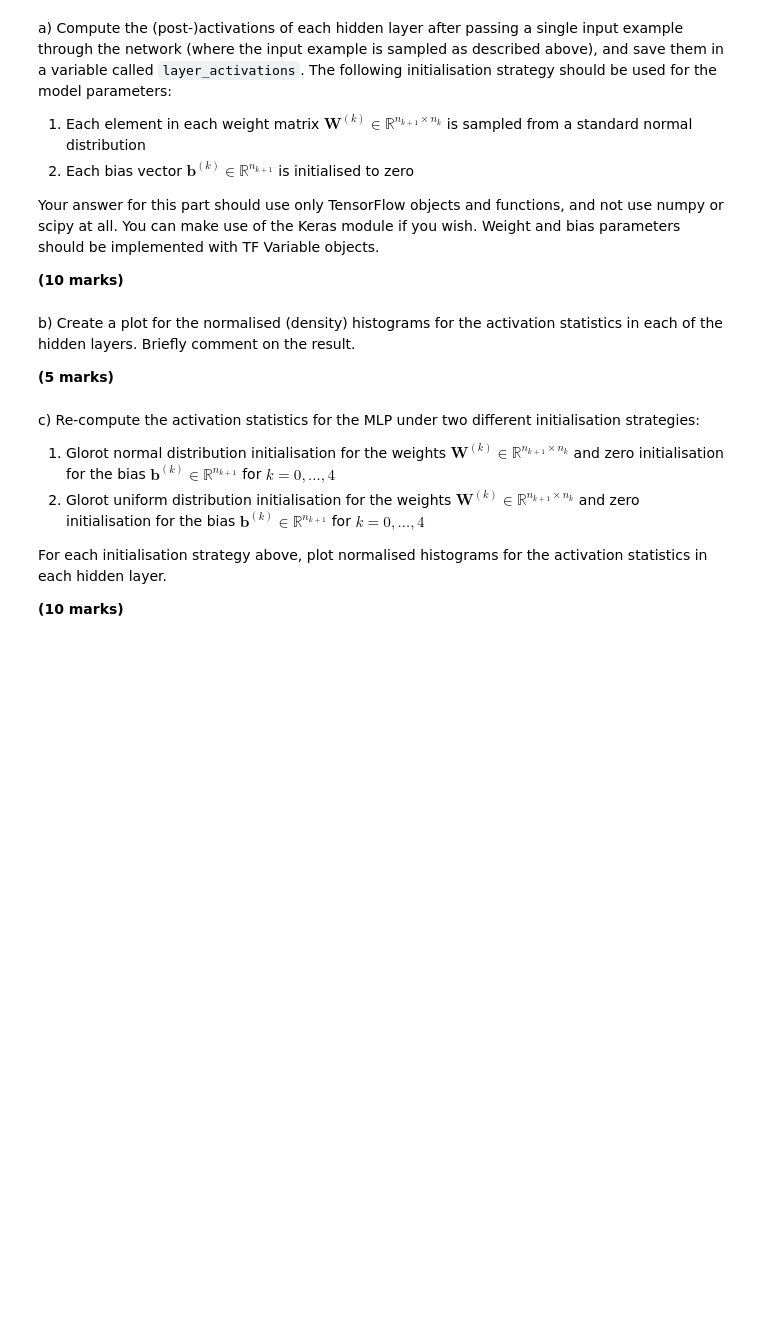
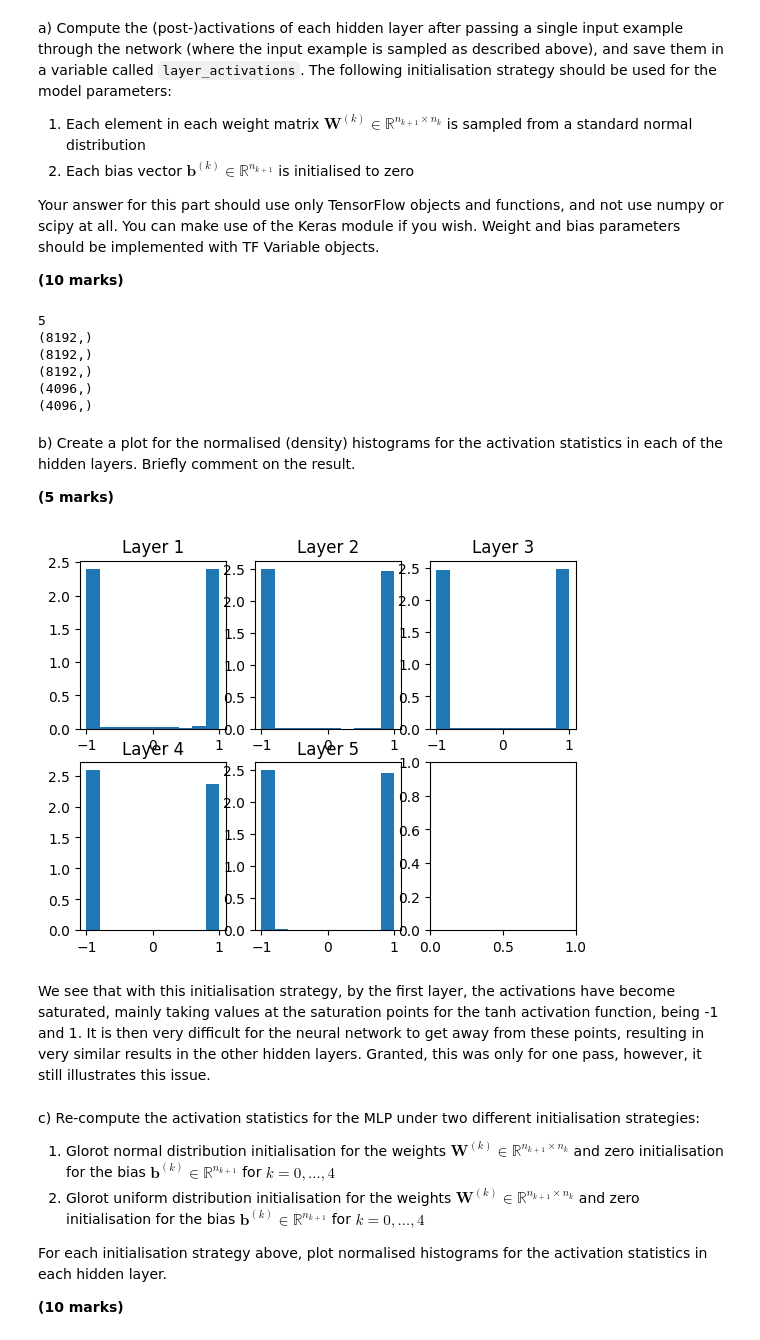
Before and after one commit to frasermartinx/DL, a Jupyter notebook: Week 4/Week 4 Coursework/Summative assessment 1.ipynb, the cells around one changed output. Cells and saved outputs as stored; diff of their text form; code cells hidden in the pictures; blank space fills up the shorter version.

```diff
--- a/Week 4/Week 4 Coursework/Summative assessment 1.ipynb
+++ b/Week 4/Week 4 Coursework/Summative assessment 1.ipynb
@@ -94,10 +217,61 @@ a) Compute the (post-)activations of each hidden layer after passing a single in
 Your answer for this part should use only TensorFlow objects and functions, and not use numpy or scipy at all. You can make use of the Keras module if you wish. Weight and bias parameters should be implemented with TF Variable objects.
 
 **(10 marks)**
+# %%
+#a)
+#create the input tensor
+input = tf.random.normal(shape = (1024,),stddev = tf.math.sqrt(1/2))
+
+#initialise the bias:
+neurons = [1024,8192,8192,8192,4096,4096]
+bias = [tf.Variable(tf.zeros(shape = (neurons[i],))) for i in range(1,6)]
+
+#create the weight matrices:
+#the question only asks us about the activations, so dont need to have the extra weight for the output layer
+W = [tf.Variable(tf.random.normal(shape = (neurons[i+1],neurons[i])) )for i in range(5)]
+# %%
+#pad the array with the input as the first "activation"
+layer_activations = [input]
+
+#now, we do each layer:
+for i in range(0,5):
+    a = tf.tensordot(W[i],layer_activations[i],axes = 1) + bias[i]
+    h = tf.math.tanh(a)
+    layer_activations.append(h)
+
+#then drop the first element:
+layer_activations = layer_activations[1:]
+#print shapes
+print(len(layer_activations))
+print(layer_activations[0].shape)
+print(layer_activations[1].shape)
+print(layer_activations[2].shape)
+print(layer_activations[3].shape)
+print(layer_activations[4].shape)
+# %% [output]
+5
+(8192,)
+(8192,)
+(8192,)
+(4096,)
+(4096,)
 # %% [markdown]
 b) Create a plot for the normalised (density) histograms for the activation statistics in each of the hidden layers. Briefly comment on the result.
 
 **(5 marks)**
+# %%
+fig,axs = plt.subplots(nrows = 2, ncols =3)
+for j in range(2):
+    for i in range(3):
+        if (i == 2) & (j == 1):
+            pass
+        else:
+            axs[j,i].hist(layer_activations[i + 3*j],density = True)
+            axs[j,i].set_title("Layer {}".format(i+3*j+1))
+# %% [output]
+[figure, added]
+# %% [markdown]
+We see that with this initialisation strategy, by the first layer, the activations have become saturated, mainly taking values at the saturation points for the tanh activation function, being -1 and 1. It is then very difficult for the neural network to get away from these points, resulting in very similar results in the other hidden layers. Granted, this was only for one pass, however, it still illustrates this issue.
 # %% [markdown]
 c) Re-compute the activation statistics for the MLP under two different initialisation strategies:
 
```
Also changed, not shown: parts of 25 cells of this notebook, 12 other files.
